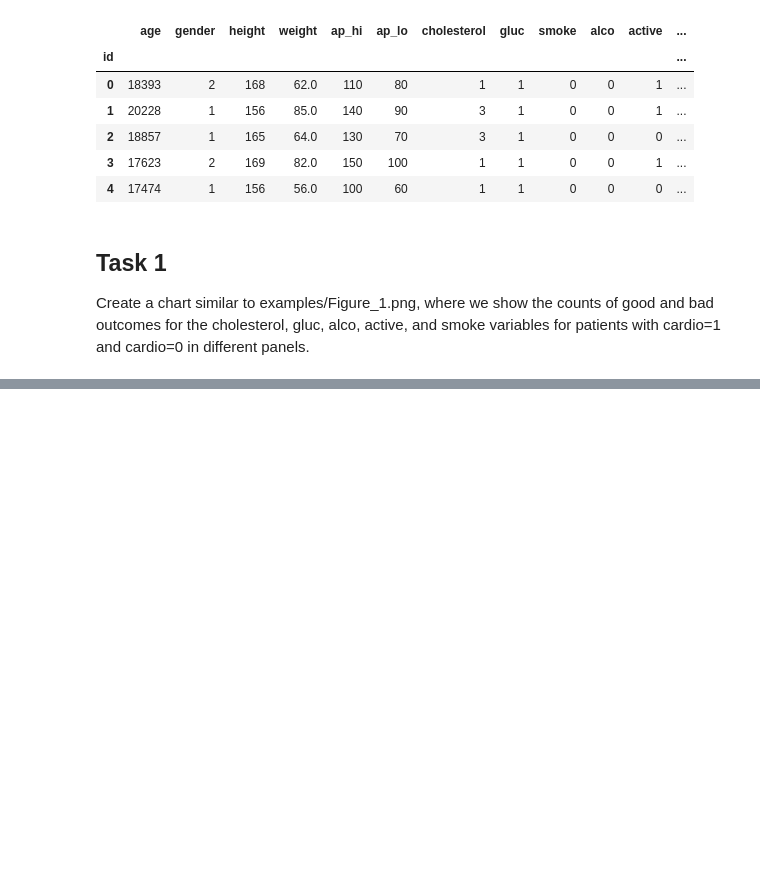
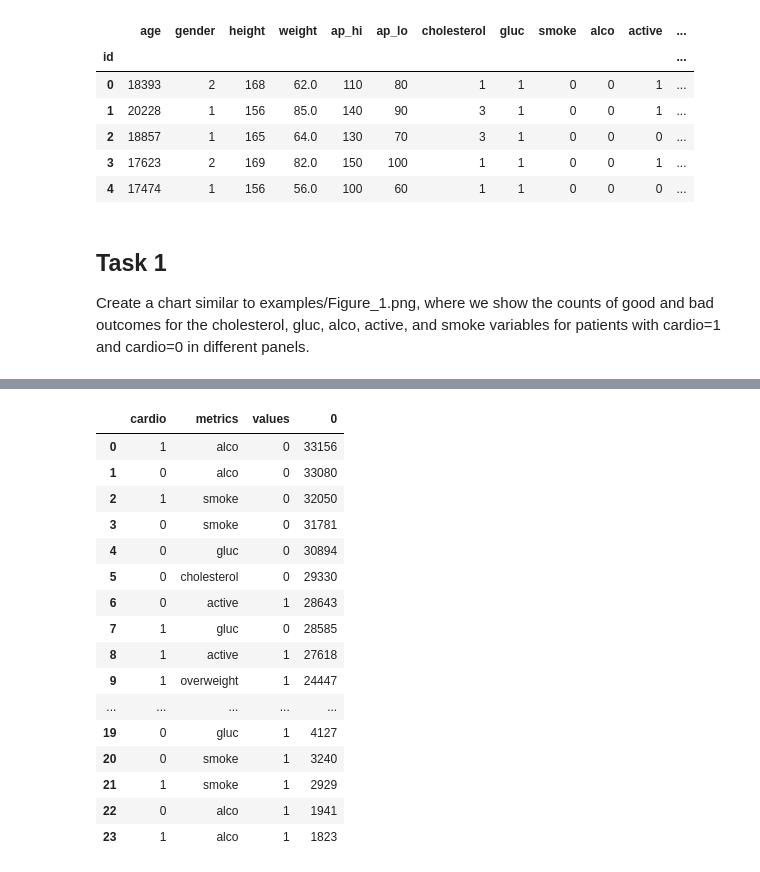
Before and after one commit to Taofiq-Bakare/FreeCodeCamp, a Jupyter notebook: medical_data_visualizer/medical_data.ipynb, the cells around one changed output, grey strips where cells are left out. Saved outputs shown, nothing was run; the diff lists cells and outputs as text; code cells hidden in the pictures; blank space fills up the shorter version.

```diff
--- a/medical_data_visualizer/medical_data.ipynb
+++ b/medical_data_visualizer/medical_data.ipynb
@@ -88,0 +77,21 @@ plt_columns
+# %%
+data4 = pd.DataFrame(data3.value_counts()).reset_index()
+data4
+# %% [output]
+|  | cardio | metrics | values | 0 |
+| 0 | 1 | alco | 0 | 33156 |
+| 1 | 0 | alco | 0 | 33080 |
+| 2 | 1 | smoke | 0 | 32050 |
+| 3 | 0 | smoke | 0 | 31781 |
+| 4 | 0 | gluc | 0 | 30894 |
+| 5 | 0 | cholesterol | 0 | 29330 |
+| 6 | 0 | active | 1 | 28643 |
+| 7 | 1 | gluc | 0 | 28585 |
+| 8 | 1 | active | 1 | 27618 |
+| 9 | 1 | overweight | 1 | 24447 |
+| ... | ... | ... | ... | ... |
+| 19 | 0 | gluc | 1 | 4127 |
+| 20 | 0 | smoke | 1 | 3240 |
+| 21 | 1 | smoke | 1 | 2929 |
+| 22 | 0 | alco | 1 | 1941 |
+| 23 | 1 | alco | 1 | 1823 |
```
Also changed, not shown: parts of 12 cells of this notebook.
